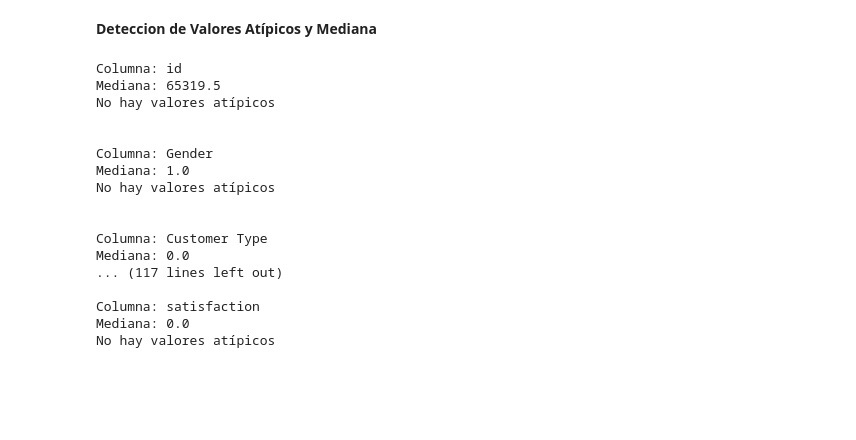
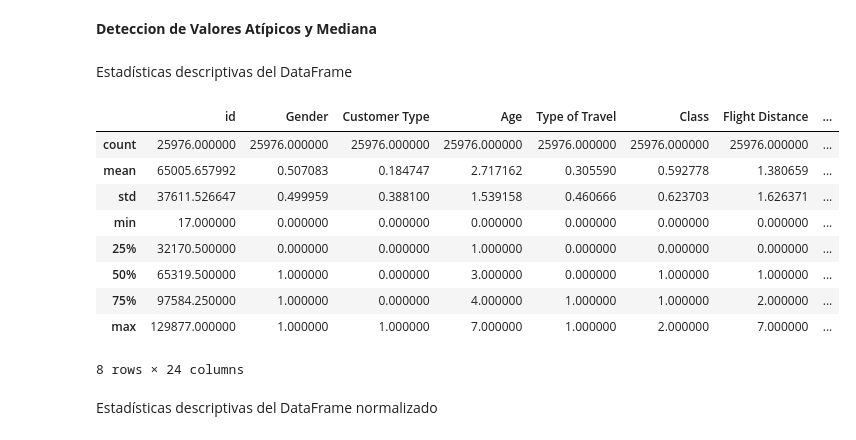
Before and after one commit to MarSiscovich/Airline_Passenger_Satisfaction, a Jupyter notebook: analisis_datos.ipynb, the cells around one changed output. Saved outputs shown, nothing was run; the diff lists cells and outputs as text; code cells hidden in the pictures; blank space fills up the shorter version.

Commit message:
correlaciones y datos atipicos

```diff
--- a/analisis_datos.ipynb
+++ b/analisis_datos.ipynb
@@ -263,42 +215,19 @@ ax.set_yticklabels(df_n.columns.to_list(), ha='right');
 # %% [markdown]
 **Deteccion de Valores Atípicos y Mediana**
-# %%
-def atipicos_mediana(column):
-    lista_valores = np.array(column)
-    orden = sorted(lista_valores)
-    medio = int(len(orden)/2) - 1 if len(orden) % 2 == 0 else int(len(orden)/2)
-    m = (orden[medio] + orden[medio+1]) / 2 if len(orden) % 2 == 0 else orden[medio]
-
-    q1 = np.percentile(lista_valores, 25)
-    q3 = np.percentile(lista_valores, 75)
-    iqr = q3 - q1
-    lower_bound = q1 - 1.5 * iqr
-    upper_bound = q3 + 1.5 * iqr
-    a = lista_valores[(lista_valores < lower_bound) | (lista_valores > upper_bound)]
-
-    return m, a
-
-for c in df.columns:
-    mediana, atipicos = atipicos_mediana(df[c])
-    print(f"Columna: {c}")
-    print(f"Mediana: {mediana}")
-    print(f"Valores atípicos: {atipicos}" if atipicos.any() else "No hay valores atípicos")
-    print("\n")
-# %% [output]
-Columna: id
-Mediana: 65319.5
-No hay valores atípicos
-
-
-Columna: Gender
-Mediana: 1.0
-No hay valores atípicos
-
-
-Columna: Customer Type
-Mediana: 0.0
-... (117 lines left out)
-
-Columna: satisfaction
-Mediana: 0.0
-No hay valores atípicos
+# %% [markdown]
+Estadísticas descriptivas del DataFrame
+# %%
+df.describe()
+# %% [output]
+|  | id | Gender | Customer Type | Age | Type of Travel | Class | Flight Distance | ... |
+| count | 25976.000000 | 25976.000000 | 25976.000000 | 25976.000000 | 25976.000000 | 25976.000000 | 25976.000000 | ... |
+| mean | 65005.657992 | 0.507083 | 0.184747 | 2.717162 | 0.305590 | 0.592778 | 1.380659 | ... |
+| std | 37611.526647 | 0.499959 | 0.388100 | 1.539158 | 0.460666 | 0.623703 | 1.626371 | ... |
+| min | 17.000000 | 0.000000 | 0.000000 | 0.000000 | 0.000000 | 0.000000 | 0.000000 | ... |
+| 25% | 32170.500000 | 0.000000 | 0.000000 | 1.000000 | 0.000000 | 0.000000 | 0.000000 | ... |
+| 50% | 65319.500000 | 1.000000 | 0.000000 | 3.000000 | 0.000000 | 1.000000 | 1.000000 | ... |
+| 75% | 97584.250000 | 1.000000 | 0.000000 | 4.000000 | 1.000000 | 1.000000 | 2.000000 | ... |
+| max | 129877.000000 | 1.000000 | 1.000000 | 7.000000 | 1.000000 | 2.000000 | 7.000000 | ... |
+8 rows × 24 columns
+# %% [markdown]
+Estadísticas descriptivas del DataFrame normalizado
```
Also changed, not shown: parts of 13 cells of this notebook.
